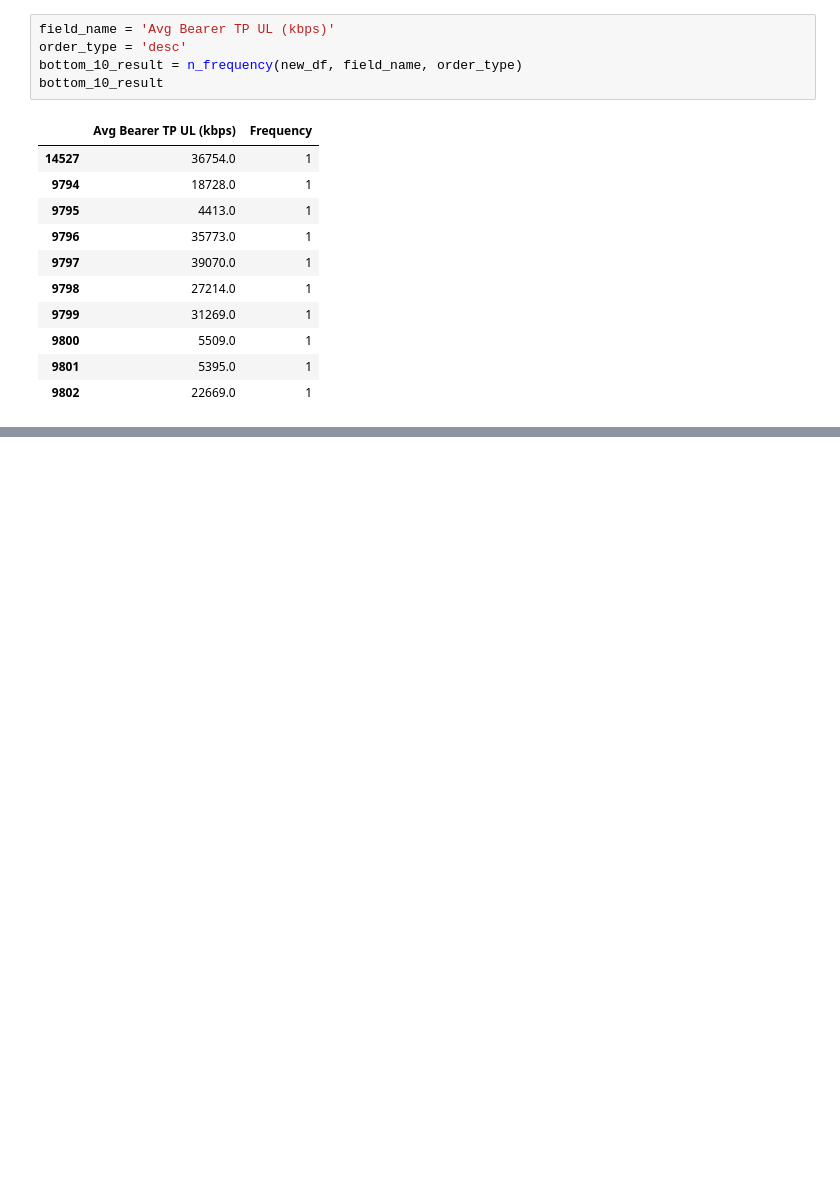
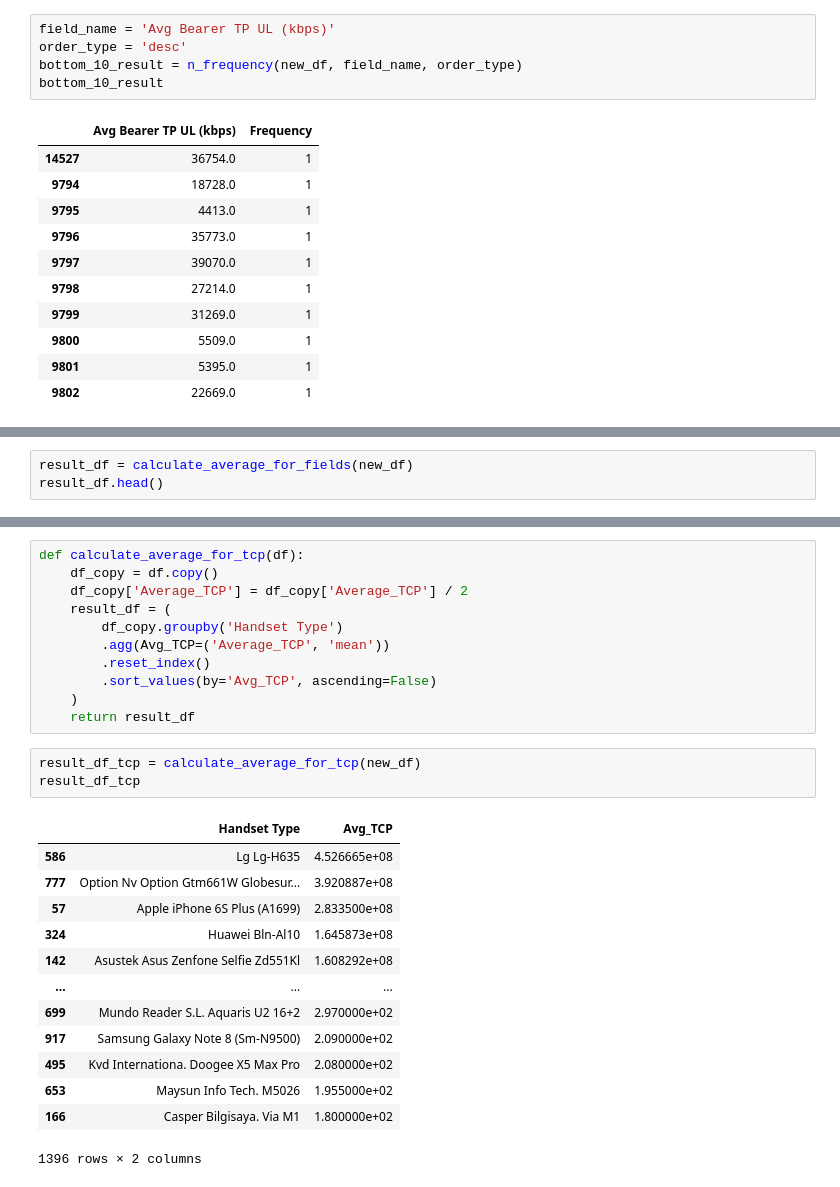
Before and after one commit to Azizadx/user_analytics_in_the_telecommunication, a Jupyter notebook: notebooks/experence_analytics/experence_analytics.ipynb, the cells around one changed output, grey strips where cells are left out. Drawn from its saved outputs; the diff is of its cells as text; blank space fills up the shorter version.

```diff
--- a/notebooks/experence_analytics/experence_analytics.ipynb
+++ b/notebooks/experence_analytics/experence_analytics.ipynb
@@ -336,0 +353,3 @@ bottom_10_result
+# %%
+result_df = calculate_average_for_fields(new_df)
+result_df.head()
@@ -336,0 +393,28 @@ bottom_10_result
+# %%
+def calculate_average_for_tcp(df):
+    df_copy = df.copy()
+    df_copy['Average_TCP'] = df_copy['Average_TCP'] / 2
+    result_df = (
+        df_copy.groupby('Handset Type')
+        .agg(Avg_TCP=('Average_TCP', 'mean'))
+        .reset_index()
+        .sort_values(by='Avg_TCP', ascending=False)
+    )
+    return result_df
+# %%
+result_df_tcp = calculate_average_for_tcp(new_df)
+result_df_tcp
+# %% [output]
+|  | Handset Type | Avg_TCP |
+| 586 | Lg Lg-H635 | 4.526665e+08 |
+| 777 | Option Nv Option Gtm661W Globesur... | 3.920887e+08 |
+| 57 | Apple iPhone 6S Plus (A1699) | 2.833500e+08 |
+| 324 | Huawei Bln-Al10 | 1.645873e+08 |
+| 142 | Asustek Asus Zenfone Selfie Zd551Kl | 1.608292e+08 |
+| ... | ... | ... |
+| 699 | Mundo Reader S.L. Aquaris U2 16+2 | 2.970000e+02 |
+| 917 | Samsung Galaxy Note 8 (Sm-N9500) | 2.090000e+02 |
+| 495 | Kvd Internationa. Doogee X5 Max Pro | 2.080000e+02 |
+| 653 | Maysun Info Tech. M5026 | 1.955000e+02 |
+| 166 | Casper Bilgisaya. Via M1 | 1.800000e+02 |
+1396 rows × 2 columns
```
Also changed, not shown: parts of 12 cells of this notebook.
